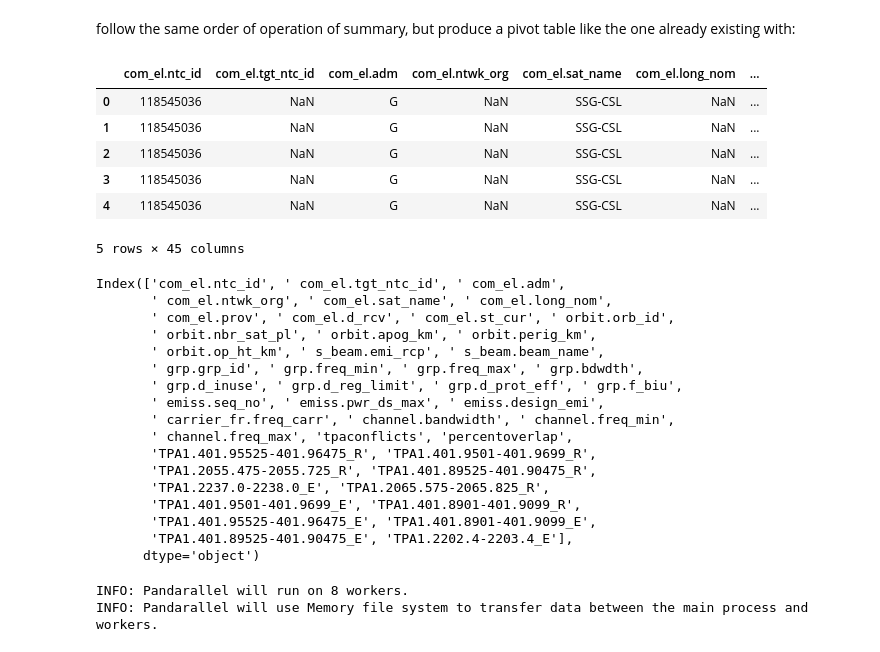
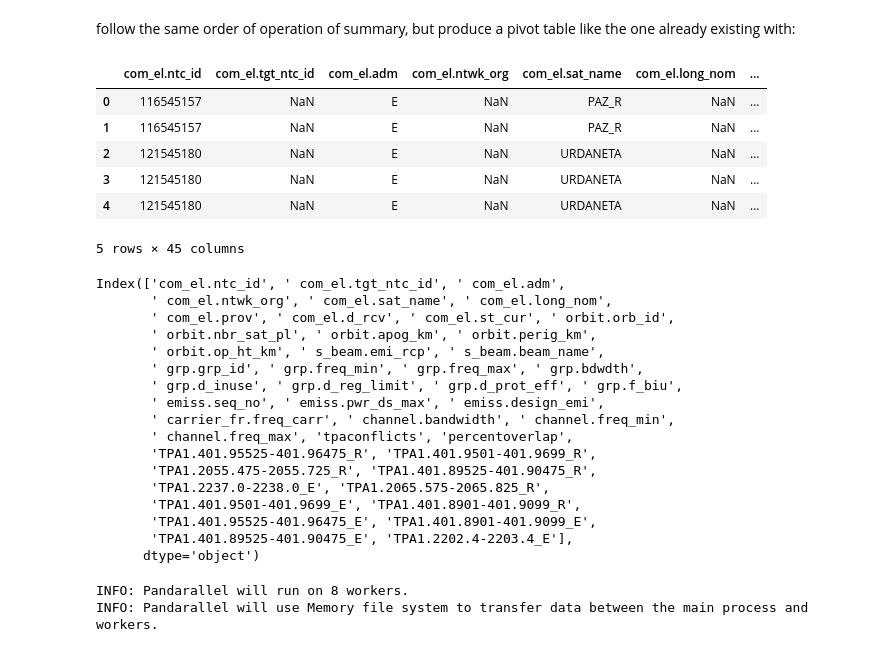
Before and after one commit to Mencarelli-Simone/TPA1_ITU_SE_SIEVE, a Jupyter notebook: summary_pivot.ipynb, the cells around one changed output. Cells and saved outputs as stored; diff of their text form; code cells hidden in the pictures.

```diff
--- a/summary_pivot.ipynb
+++ b/summary_pivot.ipynb
@@ -17,19 +17,19 @@ from pandarallel import pandarallel
 pd.set_option('display.max_rows', None)
 # %%
 # pick a country and import the conflicts
-adm = 'G'
+adm = 'E'
 file = 'expanded_combined_tables_conflicts_lettersatnames.csv'
 filepath = os.path.join('.', 'adm_conflicts', adm, file)
 df = pd.read_csv(filepath, low_memory=False)
 display(df.head())
 print(df.columns)
 # %% [output]
 |  | com_el.ntc_id | com_el.tgt_ntc_id | com_el.adm | com_el.ntwk_org | com_el.sat_name | com_el.long_nom | ... |
-| 0 | 118545036 | NaN | G | NaN | SSG-CSL | NaN | ... |
-| 1 | 118545036 | NaN | G | NaN | SSG-CSL | NaN | ... |
-| 2 | 118545036 | NaN | G | NaN | SSG-CSL | NaN | ... |
-| 3 | 118545036 | NaN | G | NaN | SSG-CSL | NaN | ... |
-| 4 | 118545036 | NaN | G | NaN | SSG-CSL | NaN | ... |
+| 0 | 116545157 | NaN | E | NaN | PAZ_R | NaN | ... |
+| 1 | 116545157 | NaN | E | NaN | PAZ_R | NaN | ... |
+| 2 | 121545180 | NaN | E | NaN | URDANETA | NaN | ... |
+| 3 | 121545180 | NaN | E | NaN | URDANETA | NaN | ... |
+| 4 | 121545180 | NaN | E | NaN | URDANETA | NaN | ... |
 5 rows × 45 columns
 Index(['com_el.ntc_id', ' com_el.tgt_ntc_id', ' com_el.adm',
        ' com_el.ntwk_org', ' com_el.sat_name', ' com_el.long_nom',
```
Also changed, not shown: parts of 2 cells of this notebook.
